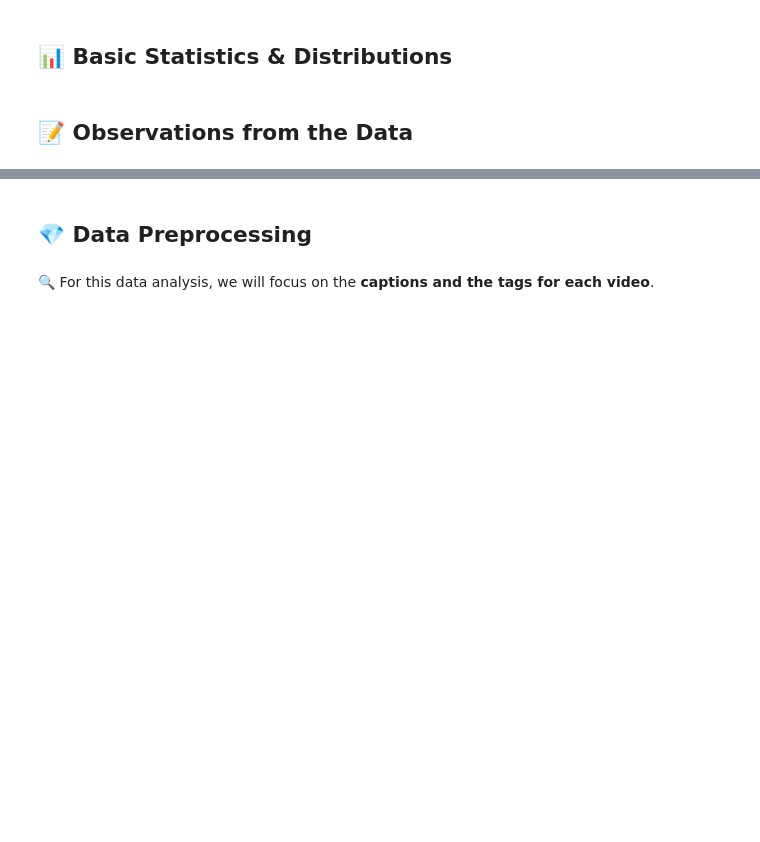
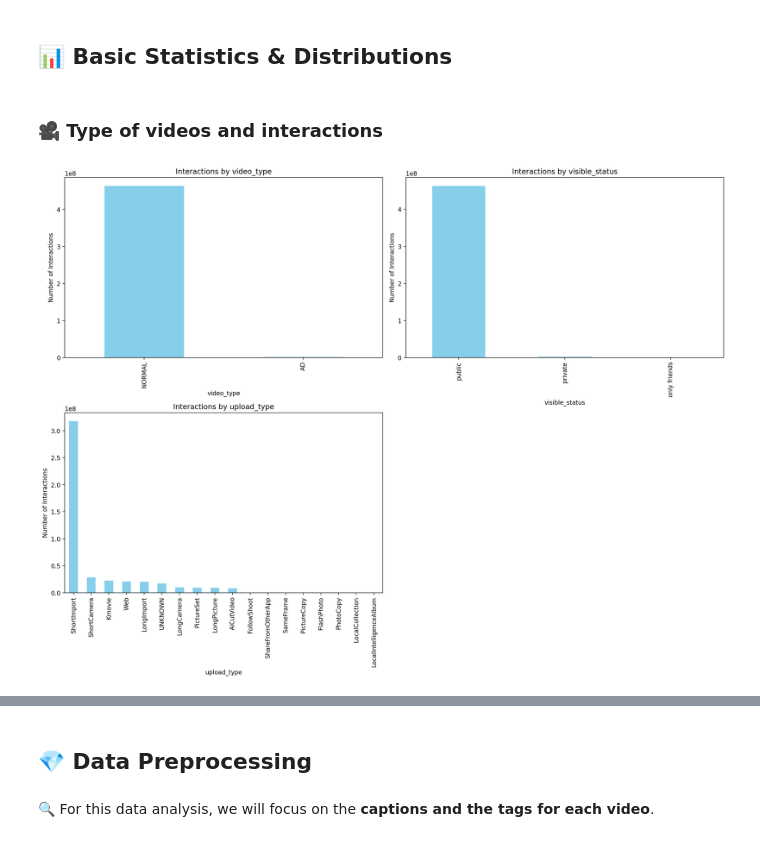
Before and after one commit to maximboc/FinalProject_2025_bocquillionmaxim, a Jupyter notebook: EDA/interactions_EDA.ipynb, the cells around one changed output, grey strips where cells are left out. Saved outputs shown, nothing was run; the diff lists cells and outputs as text; code cells hidden in the pictures; blank space fills up the shorter version.

```diff
--- a/EDA/interactions_EDA.ipynb
+++ b/EDA/interactions_EDA.ipynb
@@ -367,6 +371,0 @@ the data that contains the user description such as the number of followers, the
-# %%
-user_features = pd.read_csv("../data_final_project/KuaiRec/data/user_features.csv")
-
-for i in range(0, 18):
-    user_features.drop(columns=[f"onehot_feat{i}"],  inplace=True, errors="ignore")
-display(user_features.head())
@@ -407,11 +371,0 @@ display(user_features.head())
-# %%
-for i in range(0, 18):
-    user_features.drop(columns=[f"onehot_feat{i}"],  inplace=True, errors="ignore")
-
-print(user_features[user_features['is_live_streamer'] == 0].count().shape[0])
-print(user_features[user_features['is_video_author'] == 0].count().shape[0])
-print(len(user_features))
-
-user_features.drop(columns=['fans_user_num', 'friend_user_num', 'follow_user_num', 'register_days', 'is_live_streamer', 'is_video_author'],
-                   inplace=True, errors="ignore")
-user_features.head()
@@ -541,0 +500,4 @@ item_features.head()
+# %%
+item_features.drop(columns=to_drop, inplace=True, errors='ignore')
+
+item_features.head()
@@ -542,4 +531,29 @@ item_features.head()
 # %% [markdown]
 ## 📊 Basic Statistics & Distributions
-# %% [markdown]
-## 📝  Observations from the Data
+# %% [markdown]
+### 🎥 Type of videos and interactions
+# %%
+# Define columns to keep (excluding 'video_id' from the plot, but keeping it for the merge)
+columns_to_keep = ['video_type', 'visible_status', 'upload_type']
+studied_features = item_features[columns_to_keep + ['video_id']]
+item_interactions = pd.merge(interactions, studied_features, on='video_id', how='left')
+
+# Create subplots
+fig, axes = plt.subplots(2, 2, figsize=(16, 12))
+axes = axes.flatten()
+
+# Plot each categorical column
+for i, col in enumerate(columns_to_keep):
+    interaction_counts = item_interactions[col].value_counts()
+    interaction_counts.plot(kind='bar', ax=axes[i], color='skyblue')
+    axes[i].set_title(f'Interactions by {col}')
+    axes[i].set_xlabel(col)
+    axes[i].set_ylabel('Number of Interactions')
+
+# Remove the unused subplot for the 4th axis (no 'video_id' column anymore)
+fig.delaxes(axes[3])
+
+plt.tight_layout()
+plt.show()
+# %% [output]
+[figure, added]
```
Also changed, not shown: parts of 35 cells of this notebook, 7 other files.
